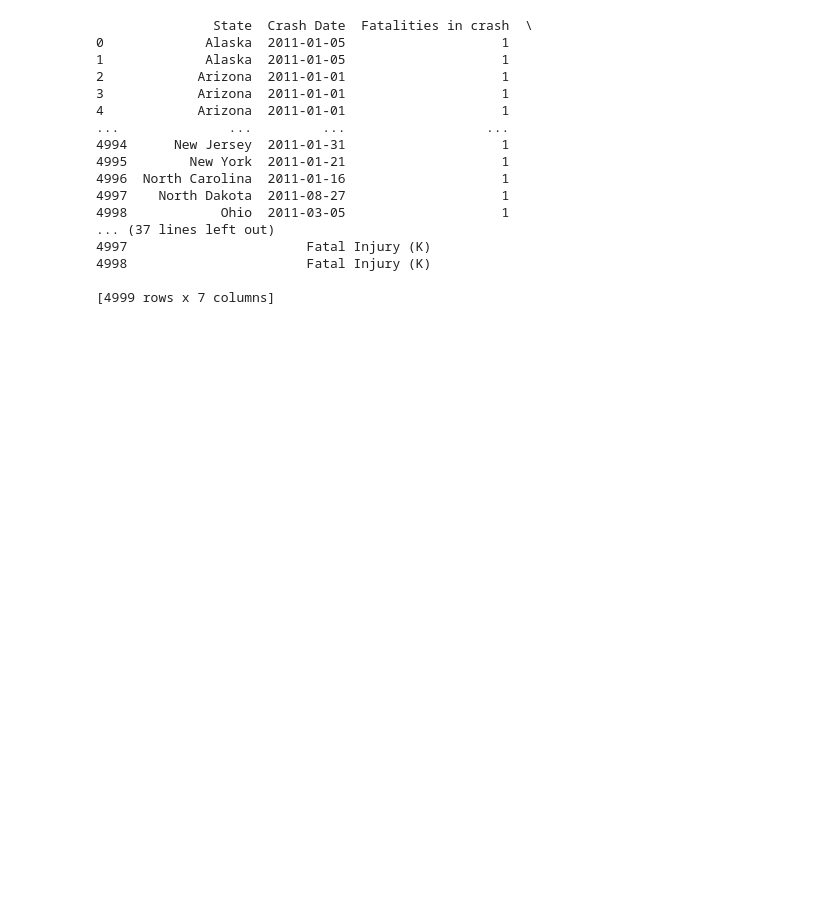
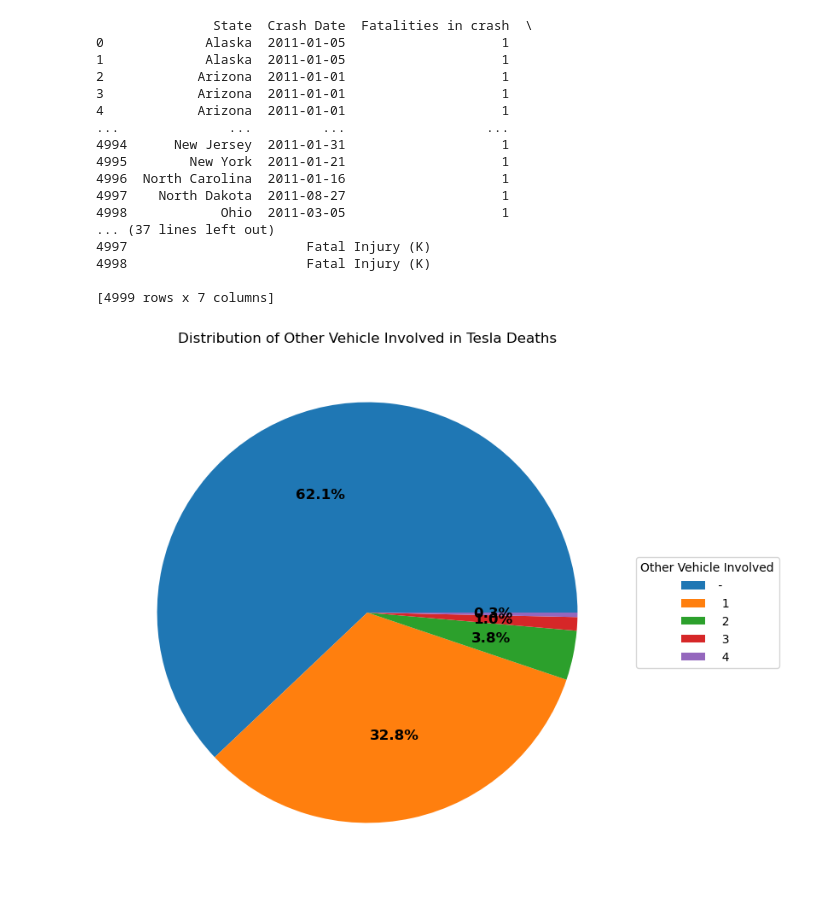
Before and after one commit to ubco-W2022T2-data301/project-group-group13, a Jupyter notebook: analysis/analysis1.ipynb, the cells around one changed output. Cells and saved outputs as stored; diff of their text form; code cells hidden in the pictures; blank space fills up the shorter version.

```diff
--- a/analysis/analysis1.ipynb
+++ b/analysis/analysis1.ipynb
@@ -147,3 +147,23 @@ print(dataset_new2)
 4998                       Fatal Injury (K)
 
 [4999 rows x 7 columns]
+# %%
+df = pd.read_csv('../data/raw/Tesla_Deaths.csv')
+
+df.drop(['Date', 'Year', 'Unnamed: 16', 'Unnamed: 17', ' Source ', ' Note ', ' Deceased 1 ', ' Deceased 2 ', ' Deceased 3 ', ' Deceased 4 ',
+         ' Verified Tesla Autopilot Deaths + All Deaths Reported to NHTSA SGO '], axis=1, inplace=True)
+df.drop([294, 295, 296, 297, 298, 299, 300, 301, 302, 303, 304, 305, 306], axis=0, inplace=True)
+
+# Calculate the value counts of the Other vehicle column
+other_vehicle_counts = df[' Other vehicle '].value_counts()
+
+# Create a pie chart of the value counts
+fig, ax = plt.subplots(figsize=(8,8))
+wedges, texts, autotexts = ax.pie(other_vehicle_counts.values, autopct='%1.1f%%', textprops={'fontsize': 12})
+ax.legend(wedges, other_vehicle_counts.index, title="Other Vehicle Involved", loc="center left", bbox_to_anchor=(1, 0, 0.5, 1))
+
+plt.setp(autotexts, size=12, weight="bold")
+plt.title("Distribution of Other Vehicle Involved in Tesla Deaths")
+plt.show()
+# %% [output]
+[figure, added]
```
